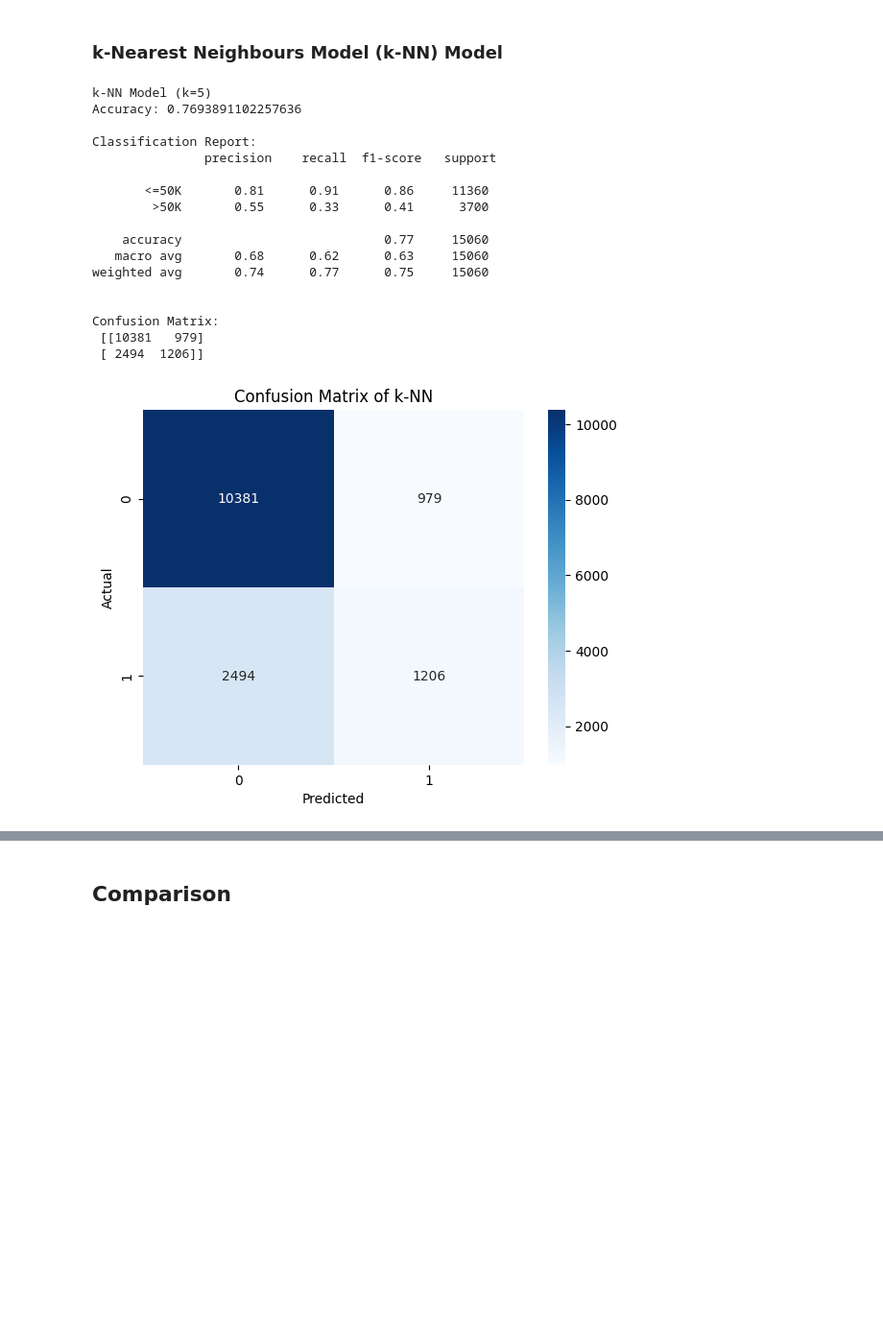
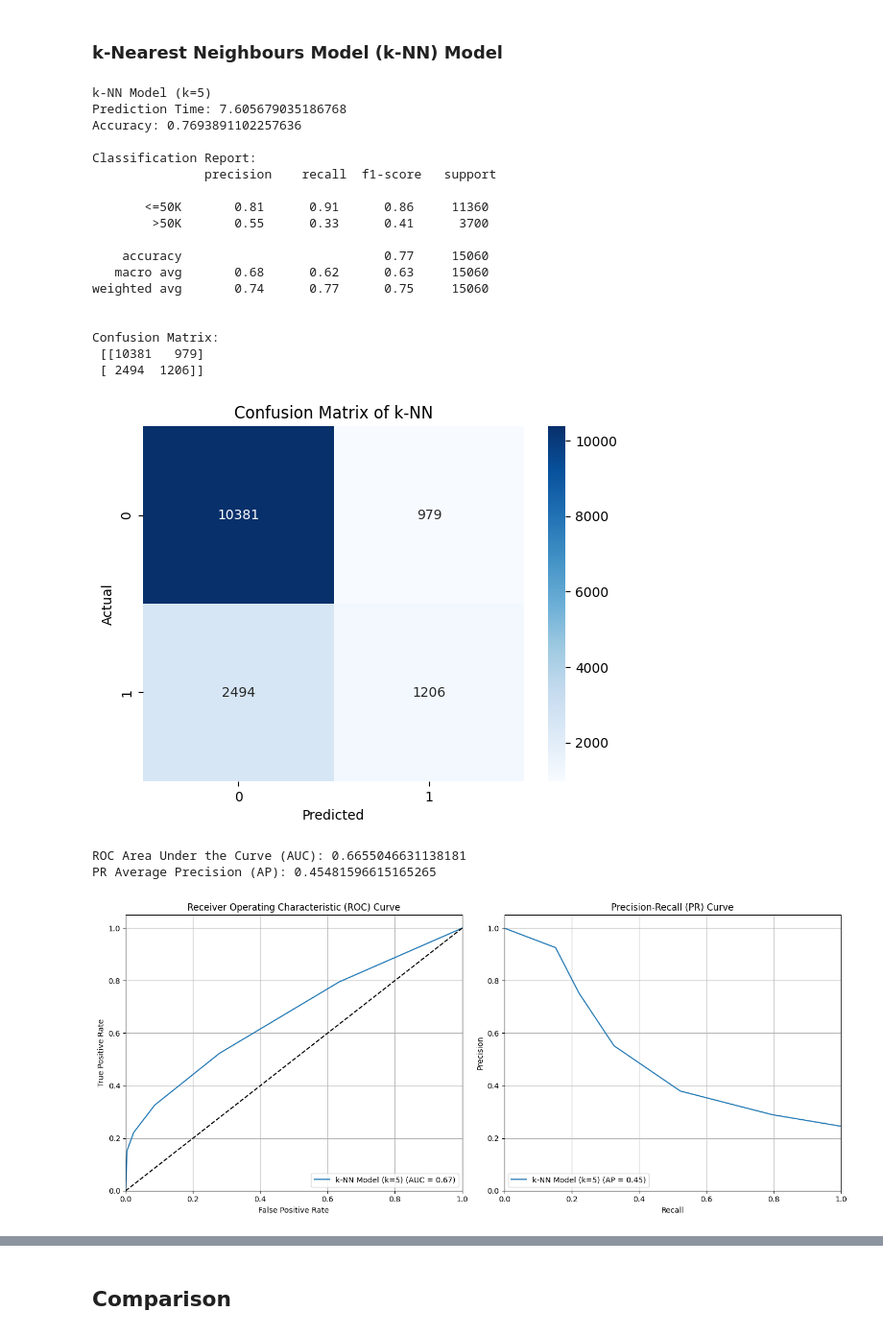
Before and after one commit to roshaniayu/IN6227-Data-Mining-Assignments, a Jupyter notebook: Assignment 1/Assignment1_Roshani Ayu Pranasti_G2504973A.ipynb, the cells around one changed output, grey strips where cells are left out. Shown: that part at 96% size. Saved outputs shown, nothing was run; the diff lists cells and outputs as text; code cells hidden in the pictures; blank space fills up the shorter version.

```diff
--- a/Assignment 1/Assignment1_Roshani Ayu Pranasti_G2504973A.ipynb
+++ b/Assignment 1/Assignment1_Roshani Ayu Pranasti_G2504973A.ipynb
@@ -609,38 +734,87 @@ Confusion Matrix:
 ### k-Nearest Neighbours Model (k-NN) Model
 # %%
 # Evaluate the model
+start_knn_pred = time.time()
+knn_predictions = knn_model.predict(X_test_data)
+knn_probabilities = knn_model.predict_proba(X_test_data)[:, 1]
+end_knn_pred = time.time()
+knn_pred_time = end_knn_pred - start_knn_pred
+
 print("k-NN Model (k=5)")
+print("Prediction Time:", knn_pred_time)
 knn_accuracy_score = accuracy_score(y_test_data, knn_predictions)
 print("Accuracy:", knn_accuracy_score)
 print("\nClassification Report:\n", classification_report(y_test_data, knn_predictions, target_names=target_names))
 knn_report_dict = classification_report(y_test_data, knn_predictions, target_names=target_names, output_dict=True)
 
+# Confusion Matrix
 knn_confusion_matrix = confusion_matrix(y_test_data, knn_predictions)
 print("\nConfusion Matrix:\n", knn_confusion_matrix)
 plt.title("Confusion Matrix of k-NN")
 sns.heatmap(knn_confusion_matrix, annot=True, cmap=plt.cm.Blues, fmt="d")
-plt.xlabel('Predicted')
-plt.ylabel('Actual')
+plt.xlabel("Predicted")
+plt.ylabel("Actual")
 plt.show()
+
+# Plot ROC and PR Curves
+knn_fpr, knn_tpr, _ = roc_curve(y_test_data, knn_probabilities)
+knn_roc_auc = auc(knn_fpr, knn_tpr)
+print("ROC Area Under the Curve (AUC):", knn_roc_auc)
+
+knn_precision, knn_recall, _ = precision_recall_curve(y_test_data, knn_probabilities)
+knn_avg_precision = average_precision_score(y_test_data, knn_probabilities)
+print("PR Average Precision (AP):", knn_avg_precision)
+
+plt.figure(figsize=(14, 6))
+
+# ROC Curve plot
+plt.subplot(1, 2, 1)
+plt.plot(knn_fpr, knn_tpr, label=f"k-NN Model (k=5) (AUC = {knn_roc_auc:.2f})")
+plt.plot([0, 1], [0, 1], 'k--') # Dashed diagonal line
+plt.xlim([0.0, 1.0])
+plt.ylim([0.0, 1.05])
+plt.xlabel("False Positive Rate")
+plt.ylabel("True Positive Rate")
+plt.title("Receiver Operating Characteristic (ROC) Curve")
+plt.legend(loc="lower right")
+plt.grid(True)
+
+# PR Curve plot
+plt.subplot(1, 2, 2)
+plt.plot(knn_recall, knn_precision, label=f"k-NN Model (k=5) (AP = {knn_avg_precision:.2f})")
+plt.xlim([0.0, 1.0])
+plt.ylim([0.0, 1.05])
+plt.xlabel("Recall")
+plt.ylabel("Precision")
+plt.title("Precision-Recall (PR) Curve")
+plt.legend(loc="lower left")
+plt.grid(True)
+
+plt.tight_layout()
+plt.show()
 # %% [output]
 k-NN Model (k=5)
+Prediction Time: 7.605679035186768
 Accuracy: 0.7693891102257636
 
 Classification Report:
                precision    recall  f1-score   support
 
        <=50K       0.81      0.91      0.86     11360
         >50K       0.55      0.33      0.41      3700
 
     accuracy                           0.77     15060
    macro avg       0.68      0.62      0.63     15060
 weighted avg       0.74      0.77      0.75     15060
 
 
 Confusion Matrix:
  [[10381   979]
  [ 2494  1206]]
 [figure]
+ROC Area Under the Curve (AUC): 0.6655046631138181
+PR Average Precision (AP): 0.45481596615165265
+[figure, added]
 # %%
 # Evaluate the best k-NN model
 best_knn = grid_knn.best_estimator_
```
Also changed, not shown: parts of 12 cells of this notebook.
